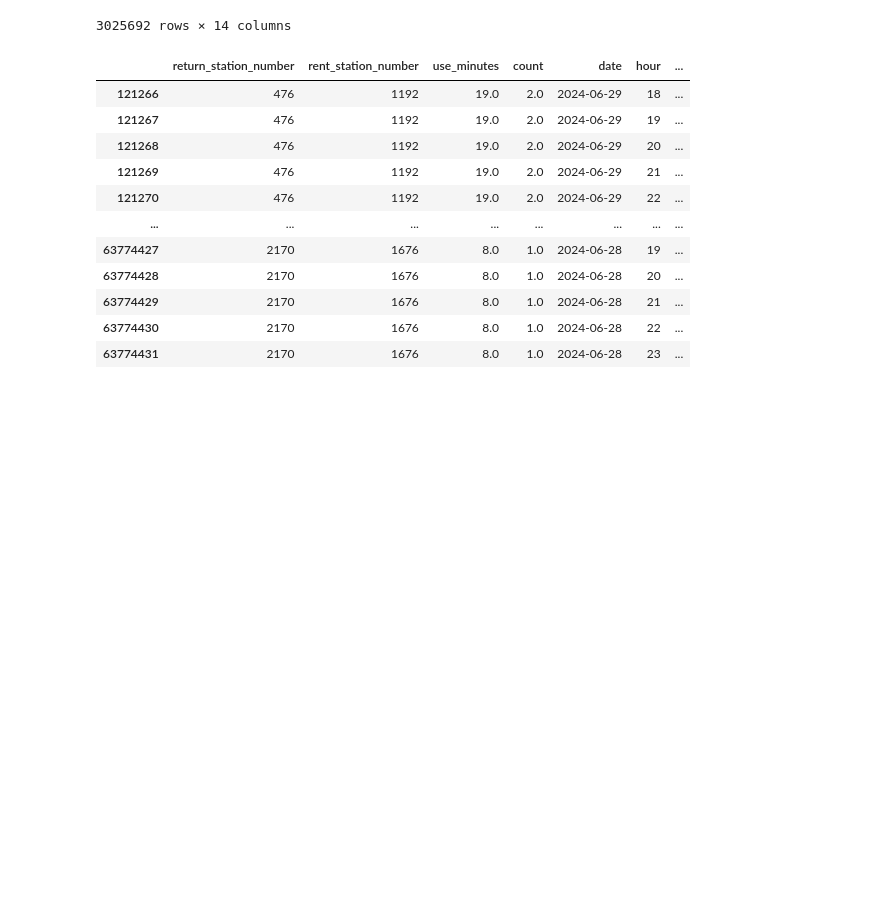
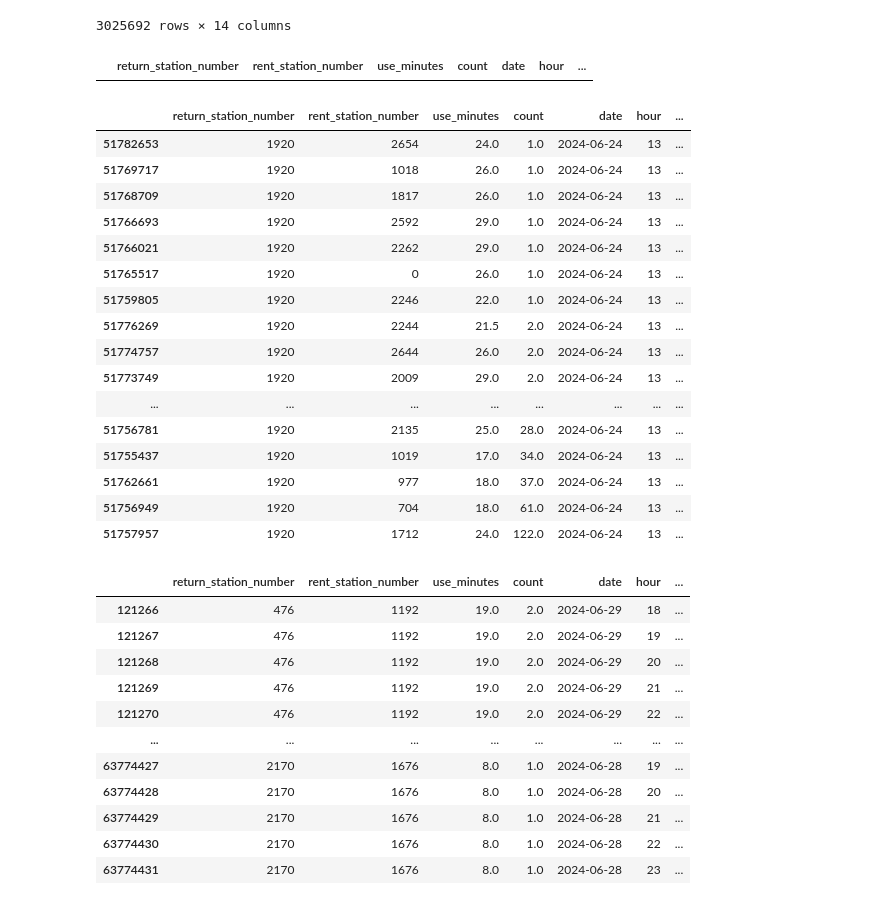
Before and after one commit to taehan1024/seoul-bike-rental, a Jupyter notebook: 1. PoissonGAM.ipynb, the cells around one changed output. Cells and saved outputs as stored; diff of their text form; code cells hidden in the pictures; blank space fills up the shorter version.

```diff
--- a/1. PoissonGAM.ipynb
+++ b/1. PoissonGAM.ipynb
@@ -403,6 +389,35 @@ ride_dat
 | 63774430 | 2170 | 1676 | 8.0 | 1.0 | 2024-06-28 | 22 | ... |
 | 63774431 | 2170 | 1676 | 8.0 | 1.0 | 2024-06-28 | 23 | ... |
 3025692 rows × 14 columns
+# %%
+ride_sample = ride_dat[(ride_dat['return_station_number'] ==2295) & (ride_dat['date'] =='2024-06-24')].sort_values('use_minutes')
+
+ride_sample
+# %% [output]
+|  | return_station_number | rent_station_number | use_minutes | count | date | hour | ... |
+# %%
+#ride_sample =  ride_dat[(ride_dat['date'] =='2024-06-24') & (ride_dat['hour'] >12)& (ride_dat['count'] >100)& (ride_dat['use_minutes'] >15)].sort_values('count')
+ride_sample =  ride_dat[(ride_dat['date'] =='2024-06-24') & (ride_dat['return_station_number'] ==1920)& (ride_dat['use_minutes'] >15) & (ride_dat['hour'] ==13)].sort_values('count')
+
+ride_sample
+# %% [output]
+|  | return_station_number | rent_station_number | use_minutes | count | date | hour | ... |
+| 51782653 | 1920 | 2654 | 24.0 | 1.0 | 2024-06-24 | 13 | ... |
+| 51769717 | 1920 | 1018 | 26.0 | 1.0 | 2024-06-24 | 13 | ... |
+| 51768709 | 1920 | 1817 | 26.0 | 1.0 | 2024-06-24 | 13 | ... |
+| 51766693 | 1920 | 2592 | 29.0 | 1.0 | 2024-06-24 | 13 | ... |
+| 51766021 | 1920 | 2262 | 29.0 | 1.0 | 2024-06-24 | 13 | ... |
+| 51765517 | 1920 | 0 | 26.0 | 1.0 | 2024-06-24 | 13 | ... |
+| 51759805 | 1920 | 2246 | 22.0 | 1.0 | 2024-06-24 | 13 | ... |
+| 51776269 | 1920 | 2244 | 21.5 | 2.0 | 2024-06-24 | 13 | ... |
+| 51774757 | 1920 | 2644 | 26.0 | 2.0 | 2024-06-24 | 13 | ... |
+| 51773749 | 1920 | 2009 | 29.0 | 2.0 | 2024-06-24 | 13 | ... |
+| ... | ... | ... | ... | ... | ... | ... | ... |
+| 51756781 | 1920 | 2135 | 25.0 | 28.0 | 2024-06-24 | 13 | ... |
+| 51755437 | 1920 | 1019 | 17.0 | 34.0 | 2024-06-24 | 13 | ... |
+| 51762661 | 1920 | 977 | 18.0 | 37.0 | 2024-06-24 | 13 | ... |
+| 51756949 | 1920 | 704 | 18.0 | 61.0 | 2024-06-24 | 13 | ... |
+| 51757957 | 1920 | 1712 | 24.0 | 122.0 | 2024-06-24 | 13 | ... |
 # %%
 ride_dat = ride_dat[ride_dat['use_minutes']<30]
 
```
Also changed, not shown: parts of 4 cells of this notebook, 1 other file.
